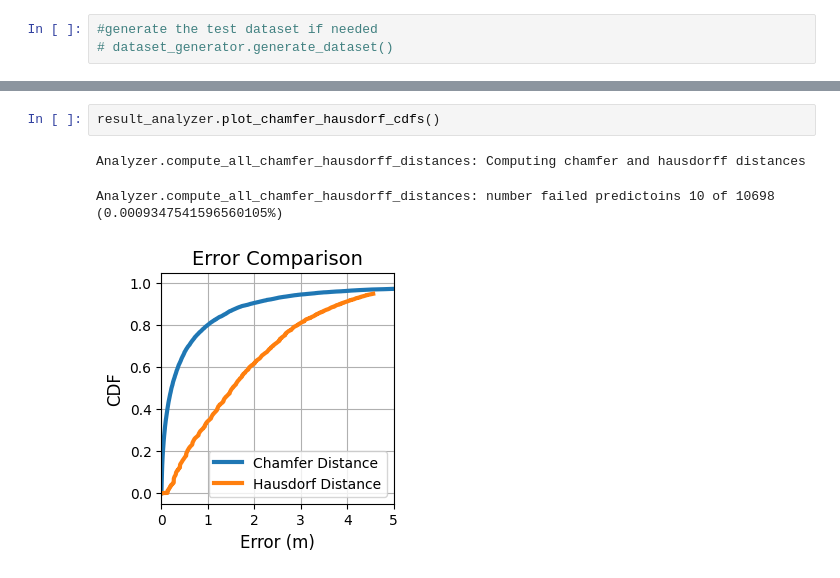
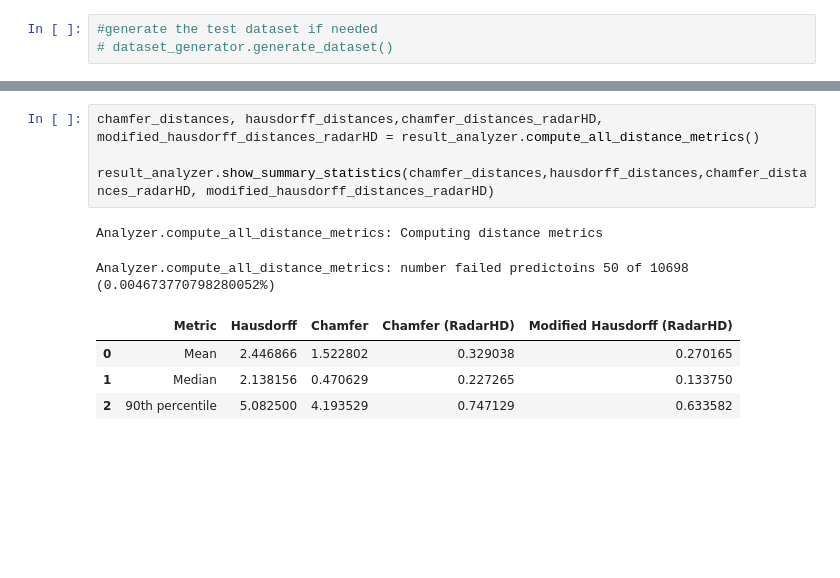
Before and after one commit to cpsl-research/radar-dev, a Jupyter notebook: Notebooks/view_results.ipynb, the cells around one changed output, grey strips where cells are left out. Drawn from its saved outputs; the diff is of its cells as text; blank space fills up the shorter version.

```diff
--- a/Notebooks/view_results.ipynb
+++ b/Notebooks/view_results.ipynb
@@ -108,6 +138,11 @@ result_analyzer.view_result(sample_idx=1500)
-# %%
-result_analyzer.plot_chamfer_hausdorf_cdfs()
-# %% [output]
-Analyzer.compute_all_chamfer_hausdorff_distances: Computing chamfer and hausdorff distances
-Analyzer.compute_all_chamfer_hausdorff_distances: number failed predictoins 10 of 10698 (0.0009347541596560105%)
-[figure, removed]
+# %%
+chamfer_distances, hausdorff_distances,chamfer_distances_radarHD, modified_hausdorff_distances_radarHD = result_analyzer.compute_all_distance_metrics()
+
+result_analyzer.show_summary_statistics(chamfer_distances,hausdorff_distances,chamfer_distances_radarHD, modified_hausdorff_distances_radarHD)
+# %% [output]
+Analyzer.compute_all_distance_metrics: Computing distance metrics
+Analyzer.compute_all_distance_metrics: number failed predictoins 50 of 10698 (0.004673770798280052%)
+|  | Metric | Hausdorff | Chamfer | Chamfer (RadarHD) | Modified Hausdorff (RadarHD) |
+| 0 | Mean | 2.446866 | 1.522802 | 0.329038 | 0.270165 |
+| 1 | Median | 2.138156 | 0.470629 | 0.227265 | 0.133750 |
+| 2 | 90th percentile | 5.082500 | 4.193529 | 0.747129 | 0.633582 |
```
Also changed, not shown: parts of 4 cells of this notebook, 11 other files.
